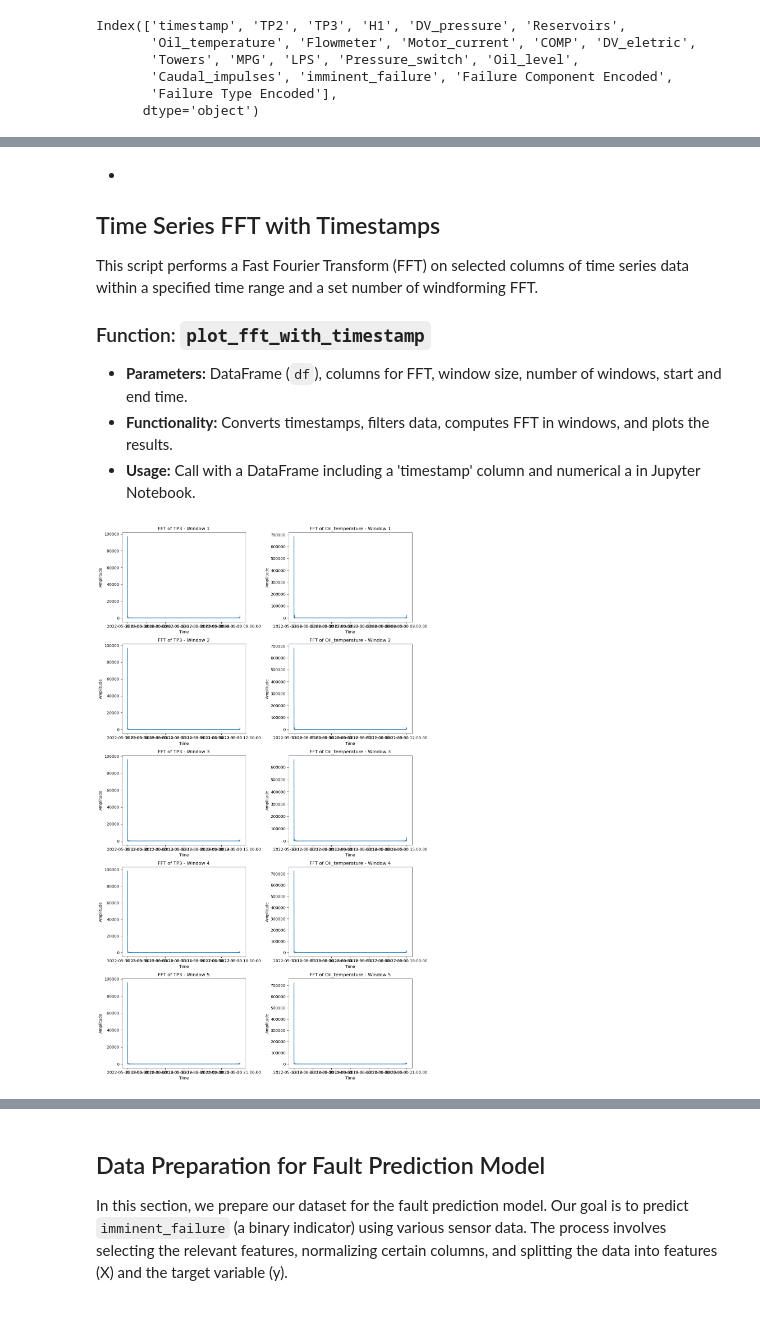
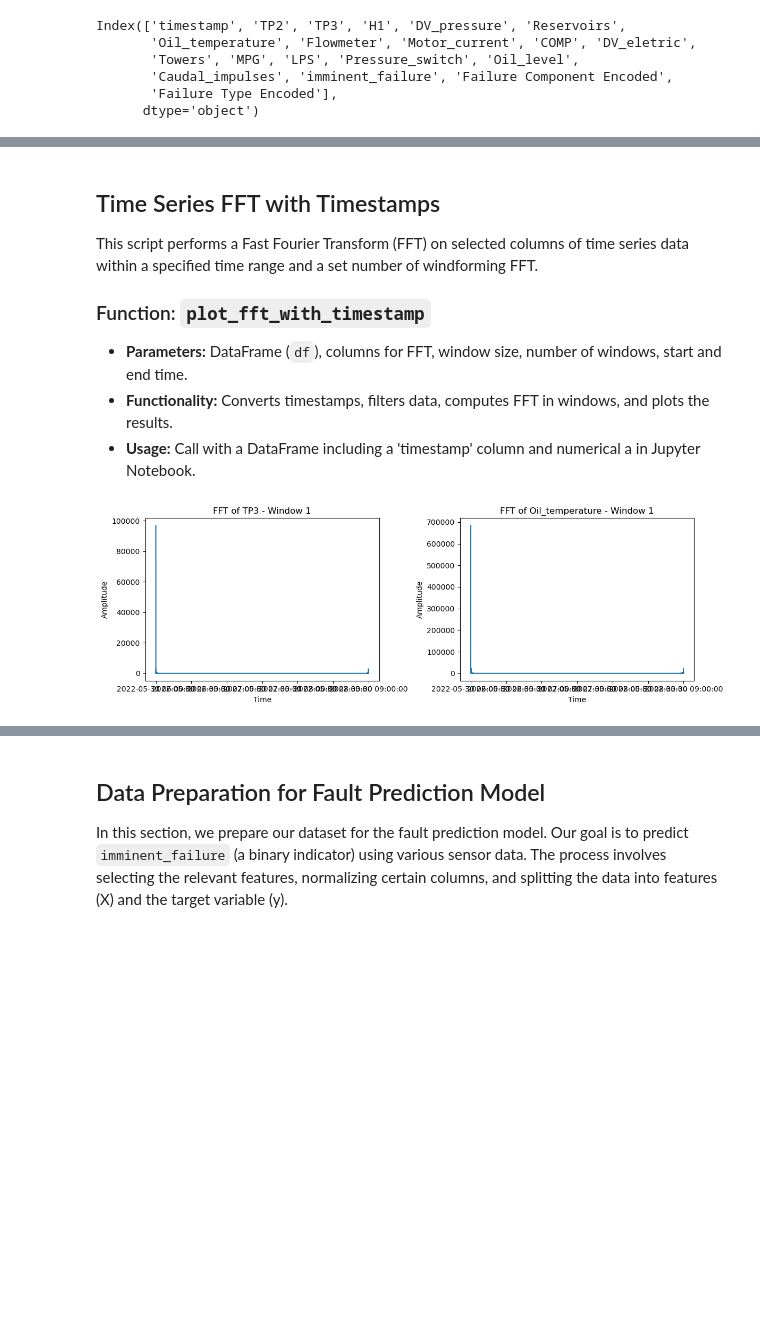
Before and after one commit to Iraj-Ahangari/PdM-MetroPT, a Jupyter notebook: notebooks/Modeling.ipynb, the cells around one changed output, grey strips where cells are left out. Drawn from its saved outputs; the diff is of its cells as text; code cells hidden in the pictures; blank space fills up the shorter version.

```diff
--- a/notebooks/Modeling.ipynb
+++ b/notebooks/Modeling.ipynb
@@ -71,5 +28,4 @@ plot_fft_custom_windows(df, ['TP3', 'Oil_temperature'], 3600, 3) # تعداد 3
 # %% [markdown]
--
 
 ## Time Series FFT with Timestamps
 
@@ -125,6 +77,6 @@ def plot_fft_with_timestamp(df, columns, window_size, num_windows, start_time, e
     plt.tight_layout()
     plt.show()
 # %%
-plot_fft_with_timestamp(df, ['TP3', 'Oil_temperature'], 10800, 5, '2022-05-30 06:00:00', '2022-05-31 03:00:00')
+plot_fft_with_timestamp(df, ['TP3', 'Oil_temperature'], 10800, 1, '2022-05-30 06:00:00', '2022-05-31 00:00:00')
 # %% [output]
-[figure, old version]
+[figure, new version]
```
Also changed, not shown: parts of 7 cells of this notebook.
